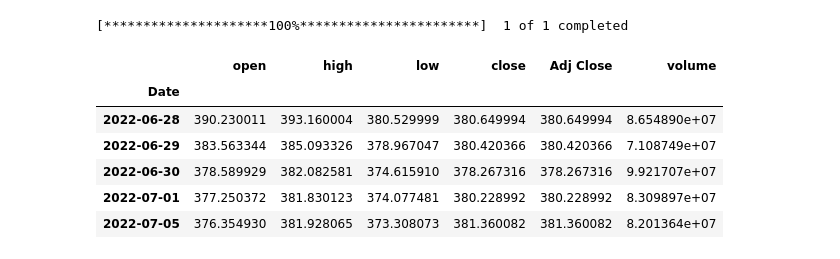
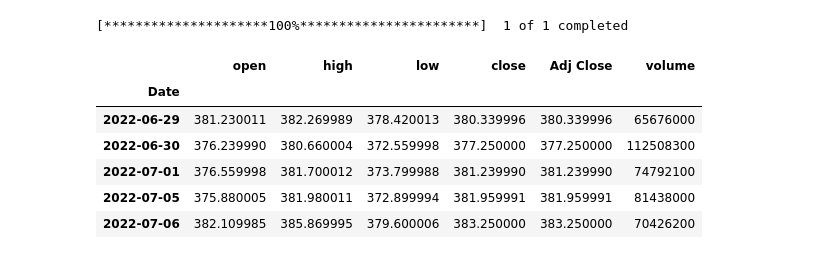
Before and after one commit to rudycav/Digital-Assets-Prediction-Model, a Jupyter notebook: crypto_predict.ipynb, the cells around one changed output. Drawn from its saved outputs; the diff is of its cells as text; code cells hidden in the pictures.

```diff
--- a/crypto_predict.ipynb
+++ b/crypto_predict.ipynb
@@ -38,37 +17,3 @@ from sklearn.ensemble import VotingClassifier
 from sklearn.model_selection import train_test_split, GridSearchCV
 from sklearn.metrics import confusion_matrix, classification_report
 from sklearn import metrics
-
-# Indicators used for the model
-indicators = ['RSI', 'TEMA']
-
-
-def ticker_data(past_days, timeframe, ticker):
-    start = (datetime.date.today() - datetime.timedelta(past_days))
-    end = datetime.datetime.today()
-
-    # Loading start, end time, and interval into YF package
-    ticker_data = yf.download(ticker, start=start, end=end, interval=timeframe)
-    ticker_data.rename(columns={"Close": 'close', "High": 'high', "Low": 'low', 'Volume': 'volume', 'Open': 'open'}, inplace=True)
-
-    return ticker_data.head()
-
-data = ticker_data(10, '1d', 'SPY')
-
-
-def exponential_weight(data, alpha):
-  # Exponential weight collects more accurate float integers
-  return data.ewm(alpha=alpha).mean()
-
-exp_weight = exponential_weight(data, 0.65)
-
-exp_weight.head()
-# %% [output]
-[*********************100%***********************]  1 of 1 completed
-|  | open | high | low | close | Adj Close | volume |
-| Date |  |  |  |  |  |  |
-| 2022-06-28 | 390.230011 | 393.160004 | 380.529999 | 380.649994 | 380.649994 | 8.654890e+07 |
-| 2022-06-29 | 383.563344 | 385.093326 | 378.967047 | 380.420366 | 380.420366 | 7.108749e+07 |
-| 2022-06-30 | 378.589929 | 382.082581 | 374.615910 | 378.267316 | 378.267316 | 9.921707e+07 |
-| 2022-07-01 | 377.250372 | 381.830123 | 374.077481 | 380.228992 | 380.228992 | 8.309897e+07 |
-| 2022-07-05 | 376.354930 | 381.928065 | 373.308073 | 381.360082 | 381.360082 | 8.201364e+07 |
@@ -74,0 +22,24 @@ exp_weight.head()
+# %%
+
+def ticker_data(days, timeframe, ticker):
+    start = (datetime.date.today() - datetime.timedelta(days))
+    end = datetime.datetime.today()
+
+    # Loading start, end time, and interval into YF package
+    ticker_data = yf.download(ticker, start=start, end=end, interval=timeframe)
+    ticker_data.rename(columns={"Close": 'close', "High": 'high', "Low": 'low', 'Volume': 'volume', 'Open': 'open'}, inplace=True)
+
+    return ticker_data.head()
+
+
+data = ticker_data(10, '1d', 'SPY')
+data
+# %% [output]
+[*********************100%***********************]  1 of 1 completed
+|  | open | high | low | close | Adj Close | volume |
+| Date |  |  |  |  |  |  |
+| 2022-06-29 | 381.230011 | 382.269989 | 378.420013 | 380.339996 | 380.339996 | 65676000 |
+| 2022-06-30 | 376.239990 | 380.660004 | 372.559998 | 377.250000 | 377.250000 | 112508300 |
+| 2022-07-01 | 376.559998 | 381.700012 | 373.799988 | 381.239990 | 381.239990 | 74792100 |
+| 2022-07-05 | 375.880005 | 381.980011 | 372.899994 | 381.959991 | 381.959991 | 81438000 |
+| 2022-07-06 | 382.109985 | 385.869995 | 379.600006 | 383.250000 | 383.250000 | 70426200 |
```
Also changed, not shown: parts of 8 cells of this notebook.
